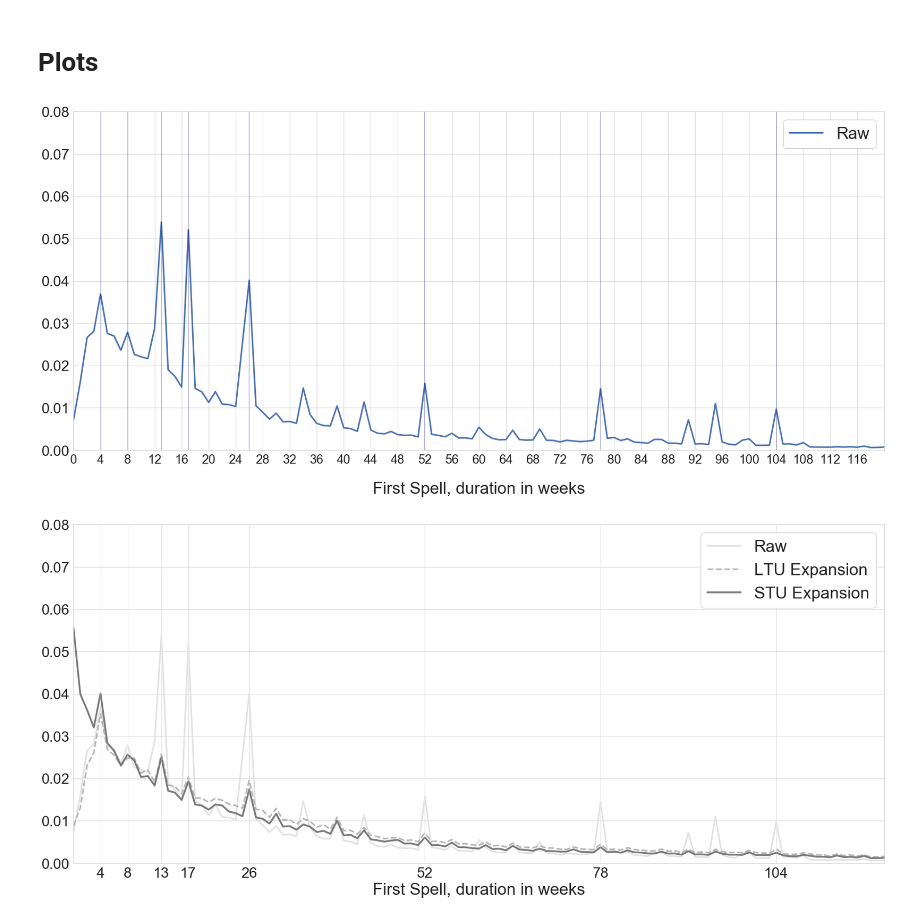
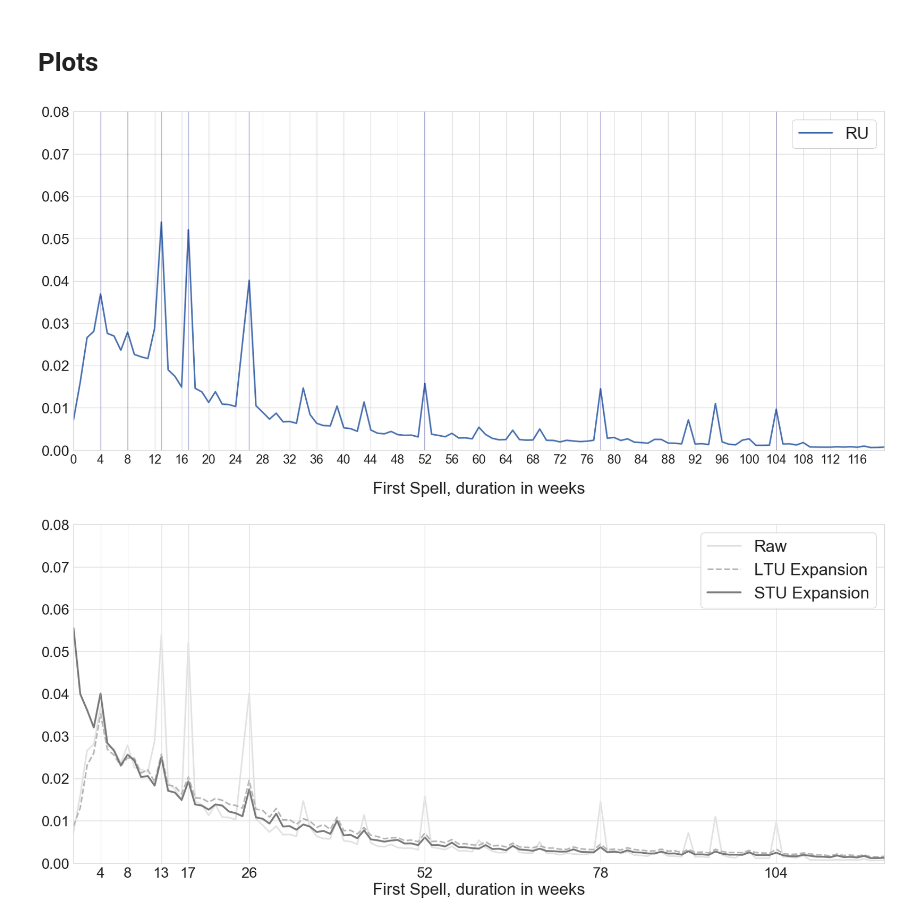
Before and after one commit to crisla/UVD_ABS_code, a Jupyter notebook: histograms.ipynb, the cells around one changed output. Cells and saved outputs as stored; diff of their text form; code cells hidden in the pictures.

```diff
--- a/histograms.ipynb
+++ b/histograms.ipynb
@@ -178,28 +175,28 @@ data_stu2 = data_stu2 / float(sum(data_stu2))
 # %%
 sns.set_palette('deep',4)
 plt.figure(figsize=(28,12))
 spikes = (4,8,13,17,26,52,78,104)
 
-plt.plot(data_31,  lw=3, label='Raw') #c='grey'
+plt.plot(data_31,  lw=3, label='RU') #c='grey'
 # plt.plot(data_21,lw=3, label='LTU Expansion',ls='--')
 # plt.plot(data_stu, lw= 3.5, label='STU Expansion', ) #c='red'
 # plt.plot(data_ne, lw= 3, label='Non-Employment',ls='-.') #c='darkorange'
 
 plt.legend(loc='best', framealpha=1.0, fontsize=32)
 # plt.xticks(spikes,fontsize=28)
 plt.xticks(np.arange(0,120,4),fontsize=24)
 plt.yticks(fontsize=28)
 for i in spikes:
     plt.axvline(i, c='navy', alpha=.3)
 plt.xlim(0,120)
 plt.xlabel('First Spell, duration in weeks',fontsize=32, labelpad=30 )
 plt.ylim(0,0.08)
 
-plt.savefig("raw_spikes.pdf", format="pdf", bbox_inches='tight')
+plt.savefig("./plots/RU_only_histogram.pdf", format="pdf", bbox_inches='tight')
 
 plt.show()
 # %% [output]
-[figure, old version]
+[figure, new version]
 # %%
 sns.set_palette('Greys',4)
 plt.figure(figsize=(28,12))
```
Also changed, not shown: parts of 3 cells of this notebook, 40 other files.
